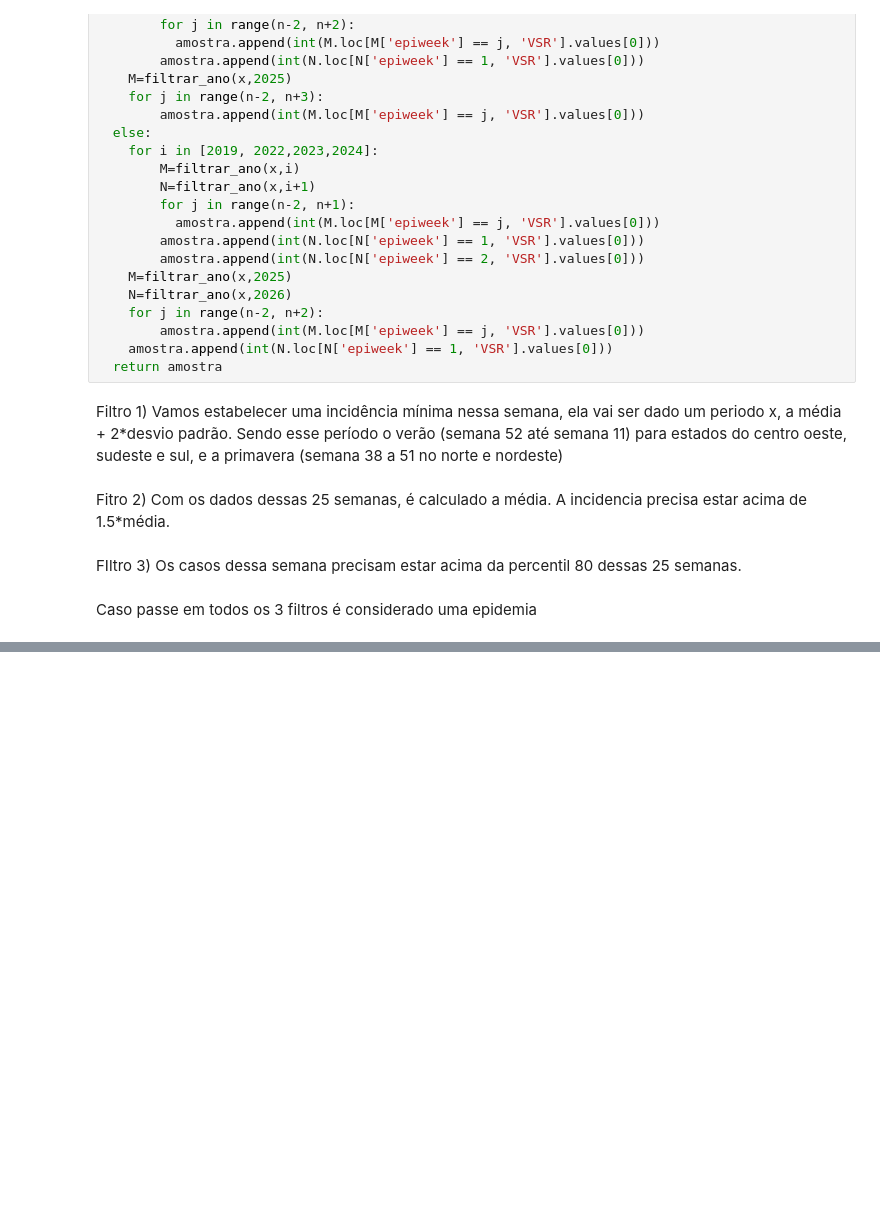
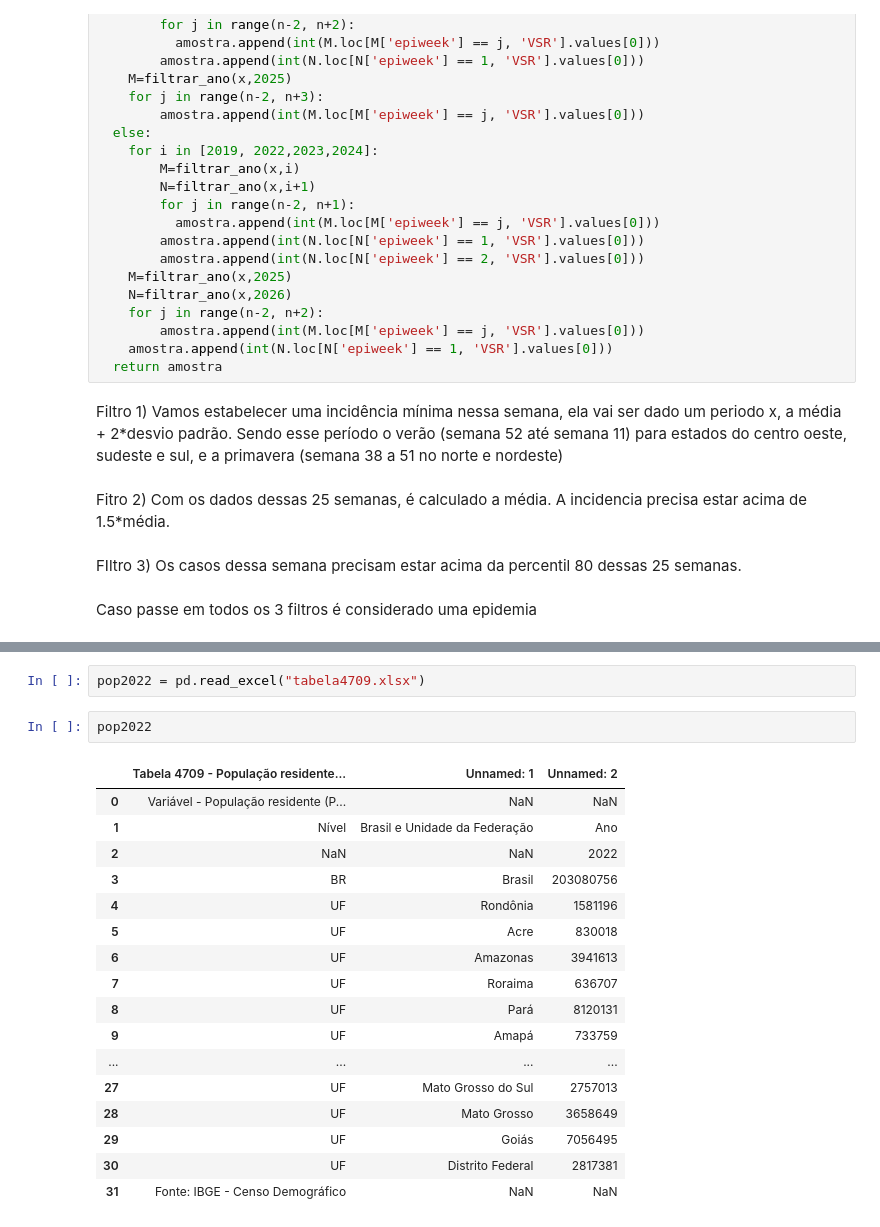
Before and after one commit to NataliaBrandaodeSousa/Picme-Modelagem-Estat-stica-de-doen-as-infecciosas, a Jupyter notebook: 01_exploracao.ipynb, the cells around one changed output, grey strips where cells are left out. Drawn from its saved outputs; the diff is of its cells as text; blank space fills up the shorter version.

Commit message:
adiciona df da população dos estados

```diff
--- a/01_exploracao.ipynb
+++ b/01_exploracao.ipynb
@@ -324,0 +421,22 @@ Caso passe em todos os 3 filtros é considerado uma epidemia
+# %%
+pop2022 = pd.read_excel("tabela4709.xlsx")
+# %%
+pop2022
+# %% [output]
+|  | Tabela 4709 - População residente... | Unnamed: 1 | Unnamed: 2 |
+| 0 | Variável - População residente (P... | NaN | NaN |
+| 1 | Nível | Brasil e Unidade da Federação | Ano |
+| 2 | NaN | NaN | 2022 |
+| 3 | BR | Brasil | 203080756 |
+| 4 | UF | Rondônia | 1581196 |
+| 5 | UF | Acre | 830018 |
+| 6 | UF | Amazonas | 3941613 |
+| 7 | UF | Roraima | 636707 |
+| 8 | UF | Pará | 8120131 |
+| 9 | UF | Amapá | 733759 |
+| ... | ... | ... | ... |
+| 27 | UF | Mato Grosso do Sul | 2757013 |
+| 28 | UF | Mato Grosso | 3658649 |
+| 29 | UF | Goiás | 7056495 |
+| 30 | UF | Distrito Federal | 2817381 |
+| 31 | Fonte: IBGE - Censo Demográfico | NaN | NaN |
```
Also changed, not shown: parts of 28 cells of this notebook, 1 other file.
